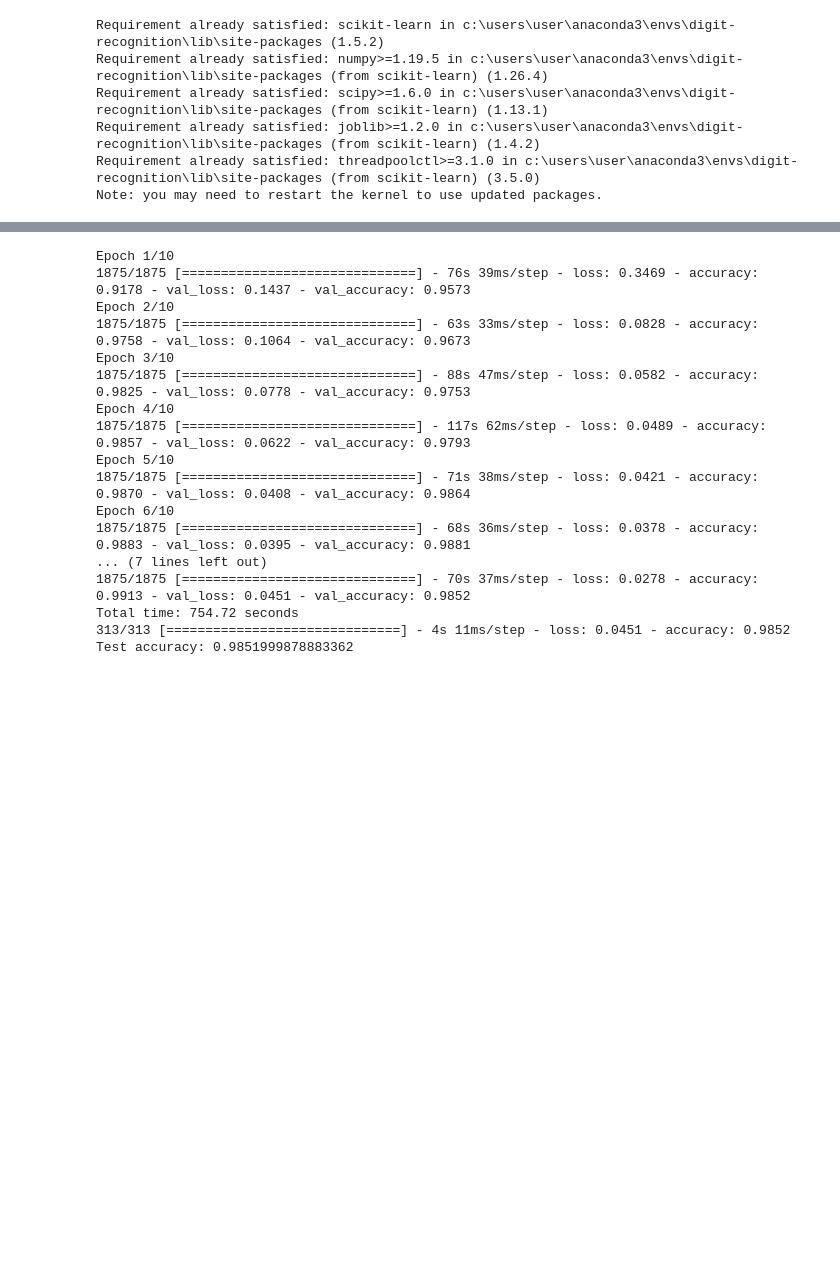
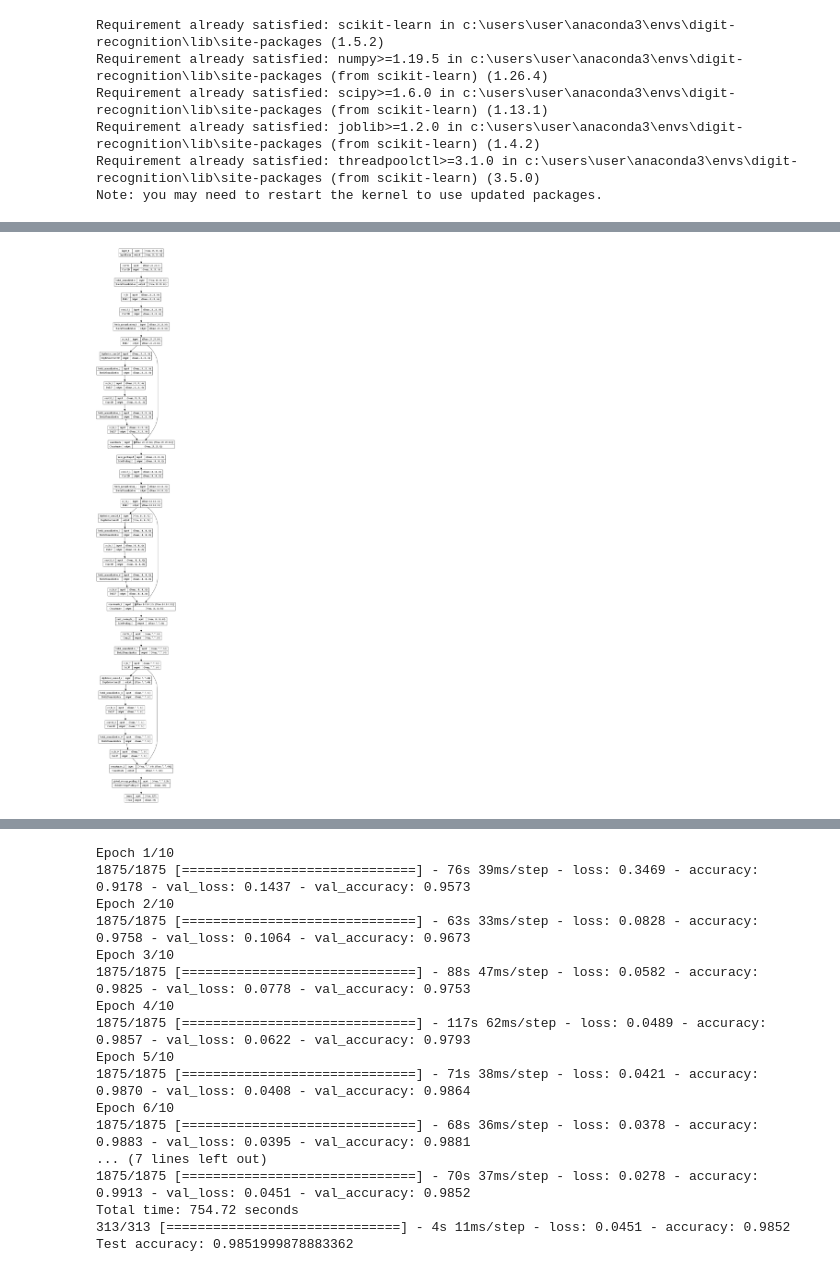
Before and after one commit to onesinus/cnn-model-optimizing, a Jupyter notebook: ghostnet-mnist.ipynb, the cells around one changed output, grey strips where cells are left out. Drawn from its saved outputs; the diff is of its cells as text; code cells hidden in the pictures; blank space fills up the shorter version.

Commit message:
Export all models architecture to images

```diff
--- a/ghostnet-mnist.ipynb
+++ b/ghostnet-mnist.ipynb
@@ -99,0 +106,4 @@ ________________________________________________________________________________
+# %%
+plot_model(model, to_file='model_ghostnet_mnist_architecture.png', show_shapes=True, show_layer_names=True)
+# %% [output]
+[figure, added]
```
Also changed, not shown: parts of 6 cells of this notebook, 7 other files.
